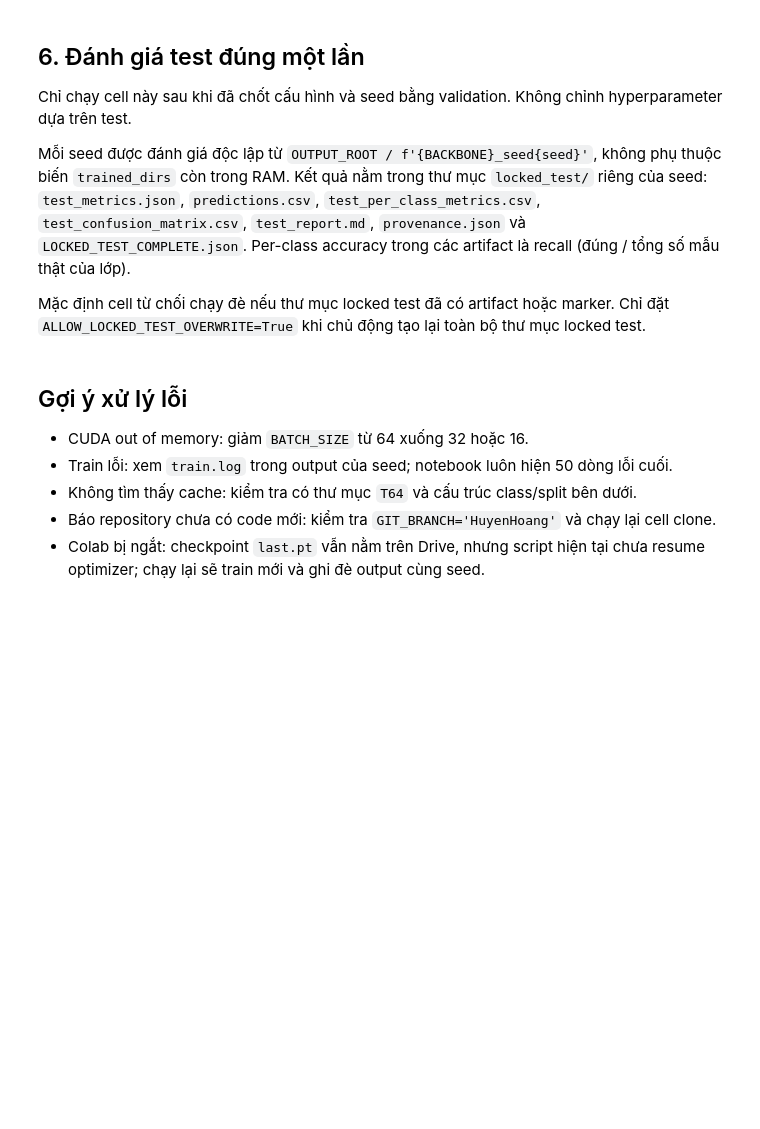
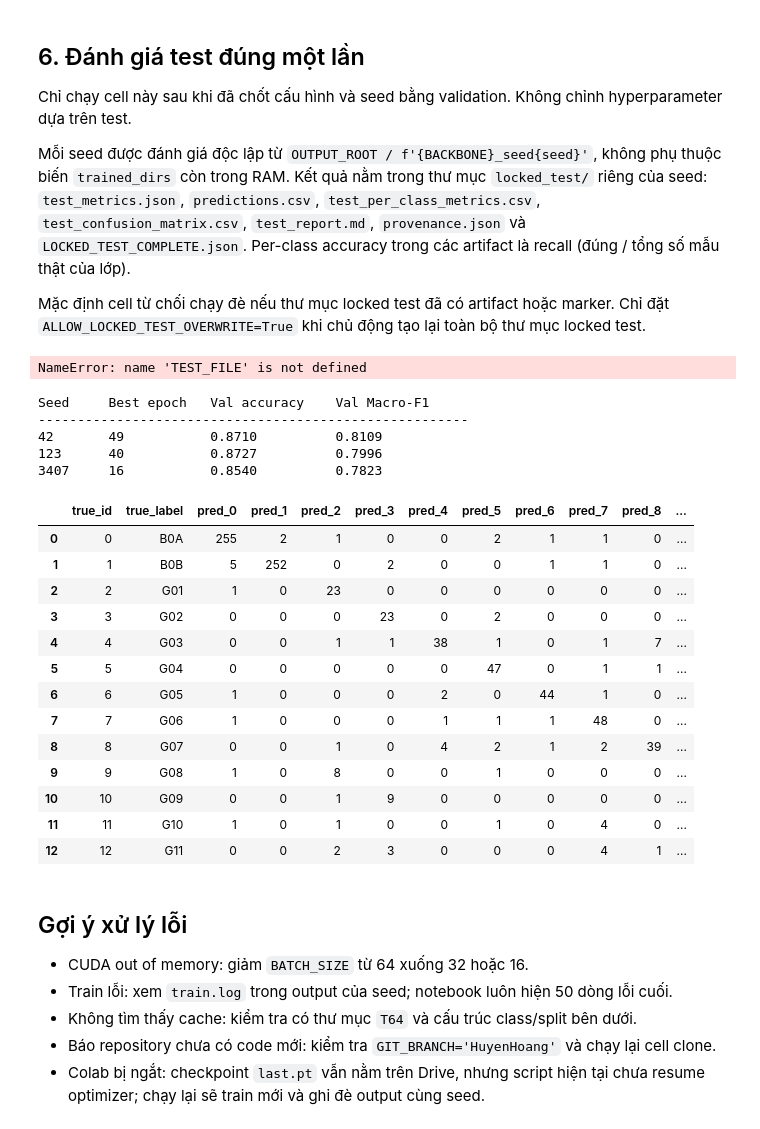
Before and after one commit to HuyenHoang28/DynamicHandGestureWithXAI, a Jupyter notebook: notebooks/Neural_Only_Improved_Colab.ipynb, the cells around one changed output. Drawn from its saved outputs; the diff is of its cells as text; code cells hidden in the pictures; blank space fills up the shorter version.

```diff
--- a/notebooks/Neural_Only_Improved_Colab.ipynb
+++ b/notebooks/Neural_Only_Improved_Colab.ipynb
@@ -211,8 +231,9 @@ Mỗi seed được đánh giá độc lập từ `OUTPUT_ROOT / f'{BACKBONE}_se
 
 Mặc định cell từ chối chạy đè nếu thư mục locked test đã có artifact hoặc marker. Chỉ đặt `ALLOW_LOCKED_TEST_OVERWRITE=True` khi chủ động tạo lại toàn bộ thư mục locked test.
 # %%
-RUN_LOCKED_TEST = False
-FINAL_TEST_SEEDS = SEEDS if RUN_ALL_SEEDS else SEEDS[:1]
+RUN_LOCKED_TEST = True
+#FINAL_TEST_SEEDS = SEEDS if RUN_ALL_SEEDS else SEEDS[:1]
+FINAL_TEST_SEEDS = [3407]
 ALLOW_LOCKED_TEST_OVERWRITE = False
 
 if RUN_LOCKED_TEST:
@@ -512,6 +533,72 @@ if RUN_LOCKED_TEST:
         }, indent=2, ensure_ascii=False))
 else:
     print('Test đang khóa. Đặt RUN_LOCKED_TEST=True sau khi đã chốt cấu hình bằng validation.')
+# %% [output]
+NameError: name 'TEST_FILE' is not defined
+# %%
+import json
+from pathlib import Path
+
+OUTPUT_ROOT = Path(
+    "/content/drive/MyDrive/ipn-extract-data/"
+    "outputs/neural_improved_13cls"
+)
+
+seeds = [42, 123, 3407]
+
+print(f"{'Seed':<8} {'Best epoch':<12} {'Val accuracy':<15} {'Val Macro-F1'}")
+print("-" * 55)
+
+for seed in seeds:
+    history_path = OUTPUT_ROOT / f"transformer_seed{seed}" / "history.json"
+
+    if not history_path.exists():
+        print(f"{seed:<8} chưa có kết quả")
+        continue
+
+    history = json.loads(history_path.read_text(encoding="utf-8"))
+
+    # Notebook đang chọn checkpoint theo validation Macro-F1
+    best = max(history, key=lambda row: row["val"]["macro_f1"])
+
+    print(
+        f"{seed:<8} "
+        f"{best['epoch']:<12} "
+        f"{best['val']['accuracy']:<15.4f} "
+        f"{best['val']['macro_f1']:.4f}"
+    )
+# %% [output]
+Seed     Best epoch   Val accuracy    Val Macro-F1
+-------------------------------------------------------
+42       49           0.8710          0.8109
+123      40           0.8727          0.7996
+3407     16           0.8540          0.7823
+# %%
+import pandas as pd
+from pathlib import Path
+
+locked_dir = Path(
+    "/content/drive/MyDrive/ipn-extract-data/outputs/"
+    "neural_improved_13cls/transformer_seed123/locked_test"
+)
+
+cm = pd.read_csv(locked_dir / "test_confusion_matrix.csv")
+display(cm)
+# %% [output]
+|  | true_id | true_label | pred_0 | pred_1 | pred_2 | pred_3 | pred_4 | pred_5 | pred_6 | pred_7 | pred_8 | ... |
+| 0 | 0 | B0A | 255 | 2 | 1 | 0 | 0 | 2 | 1 | 1 | 0 | ... |
+| 1 | 1 | B0B | 5 | 252 | 0 | 2 | 0 | 0 | 1 | 1 | 0 | ... |
+| 2 | 2 | G01 | 1 | 0 | 23 | 0 | 0 | 0 | 0 | 0 | 0 | ... |
+| 3 | 3 | G02 | 0 | 0 | 0 | 23 | 0 | 2 | 0 | 0 | 0 | ... |
+| 4 | 4 | G03 | 0 | 0 | 1 | 1 | 38 | 1 | 0 | 1 | 7 | ... |
+| 5 | 5 | G04 | 0 | 0 | 0 | 0 | 0 | 47 | 0 | 1 | 1 | ... |
+| 6 | 6 | G05 | 1 | 0 | 0 | 0 | 2 | 0 | 44 | 1 | 0 | ... |
+| 7 | 7 | G06 | 1 | 0 | 0 | 0 | 1 | 1 | 1 | 48 | 0 | ... |
+| 8 | 8 | G07 | 0 | 0 | 1 | 0 | 4 | 2 | 1 | 2 | 39 | ... |
+| 9 | 9 | G08 | 1 | 0 | 8 | 0 | 0 | 1 | 0 | 0 | 0 | ... |
+| 10 | 10 | G09 | 0 | 0 | 1 | 9 | 0 | 0 | 0 | 0 | 0 | ... |
+| 11 | 11 | G10 | 1 | 0 | 1 | 0 | 0 | 1 | 0 | 4 | 0 | ... |
+| 12 | 12 | G11 | 0 | 0 | 2 | 3 | 0 | 0 | 0 | 4 | 1 | ... |
 # %% [markdown]
 ## Gợi ý xử lý lỗi
 
```
Also changed, not shown: parts of 4 cells of this notebook.
